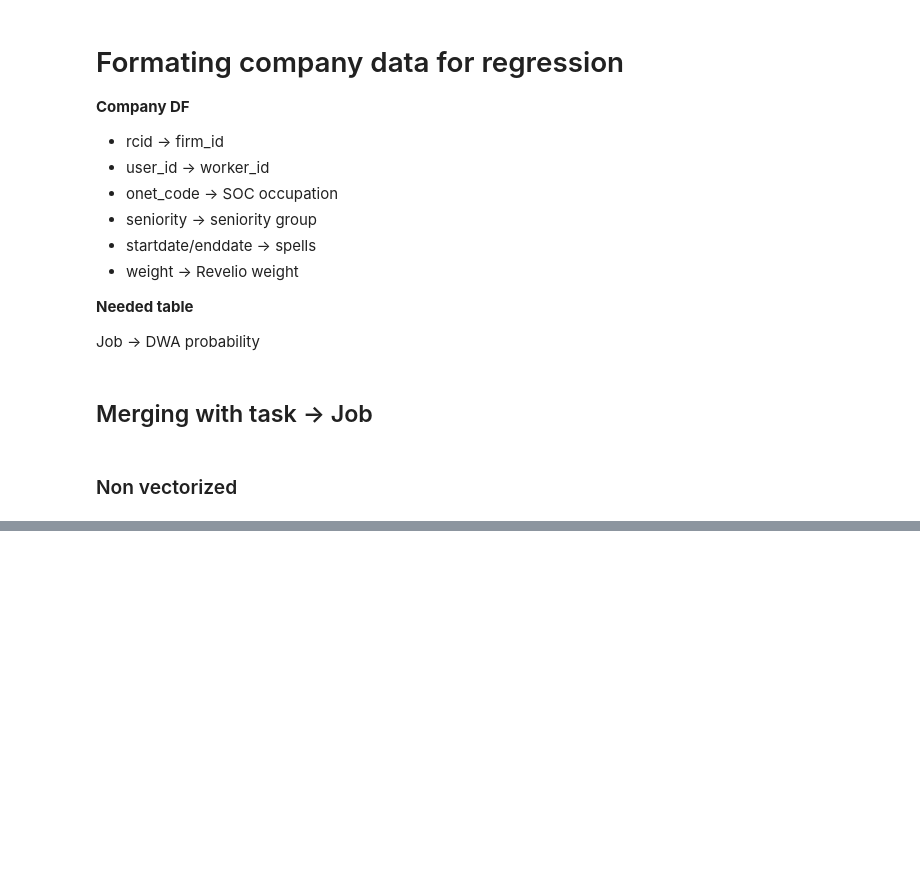
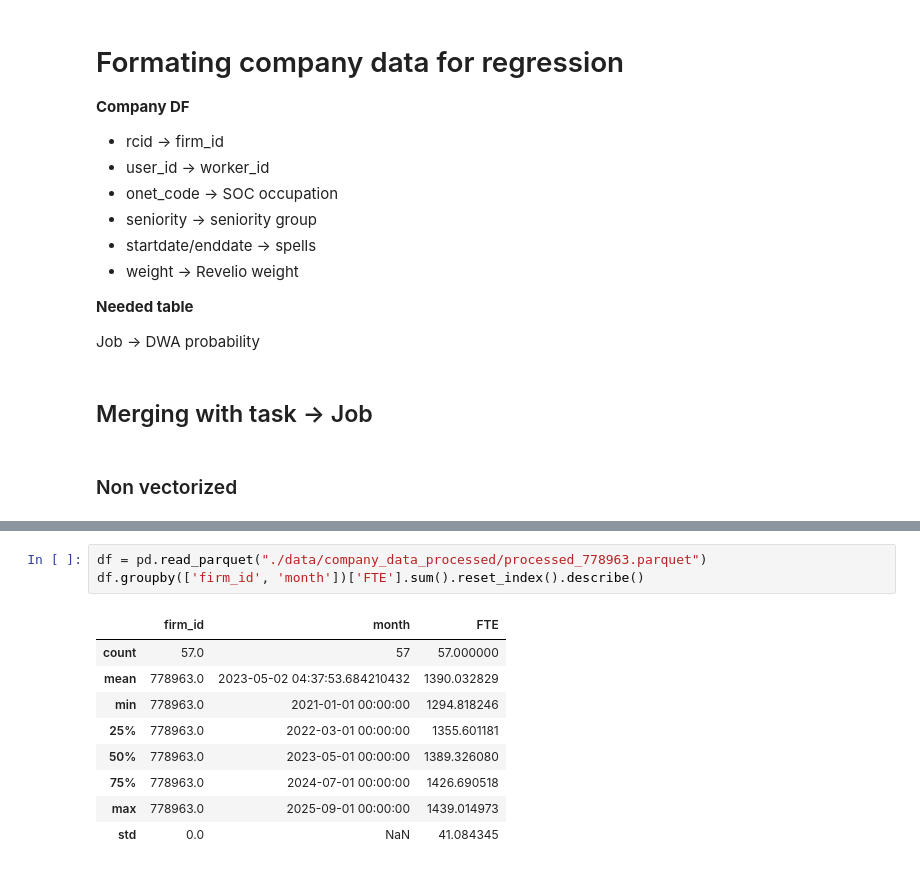
Before and after one commit to Pierre-Bouquet/Measuring-the-Uncertain-Task-Content-of-Work, a Jupyter notebook: 0_pre_processing.ipynb, the cells around one changed output, grey strips where cells are left out. Cells and saved outputs as stored; diff of their text form; blank space fills up the shorter version.

```diff
--- a/0_pre_processing.ipynb
+++ b/0_pre_processing.ipynb
@@ -185,3 +201,16 @@ logger.info(f"Run complete: {len(processed)} successful, {len(failed)} failed")
 # %% [output]
 2025-12-06 15:31:54,404 [MainThread] INFO: Processing 0 files (skipped 4114 already done)
 2025-12-06 15:31:54,405 [MainThread] INFO: Run complete: 4092 successful, 22 failed
+# %%
+df = pd.read_parquet("./data/company_data_processed/processed_778963.parquet")
+df.groupby(['firm_id', 'month'])['FTE'].sum().reset_index().describe()
+# %% [output]
+|  | firm_id | month | FTE |
+| count | 57.0 | 57 | 57.000000 |
+| mean | 778963.0 | 2023-05-02 04:37:53.684210432 | 1390.032829 |
+| min | 778963.0 | 2021-01-01 00:00:00 | 1294.818246 |
+| 25% | 778963.0 | 2022-03-01 00:00:00 | 1355.601181 |
+| 50% | 778963.0 | 2023-05-01 00:00:00 | 1389.326080 |
+| 75% | 778963.0 | 2024-07-01 00:00:00 | 1426.690518 |
+| max | 778963.0 | 2025-09-01 00:00:00 | 1439.014973 |
+| std | 0.0 | NaN | 41.084345 |
```
Also changed, not shown: parts of 3 cells of this notebook, 9 other files.
